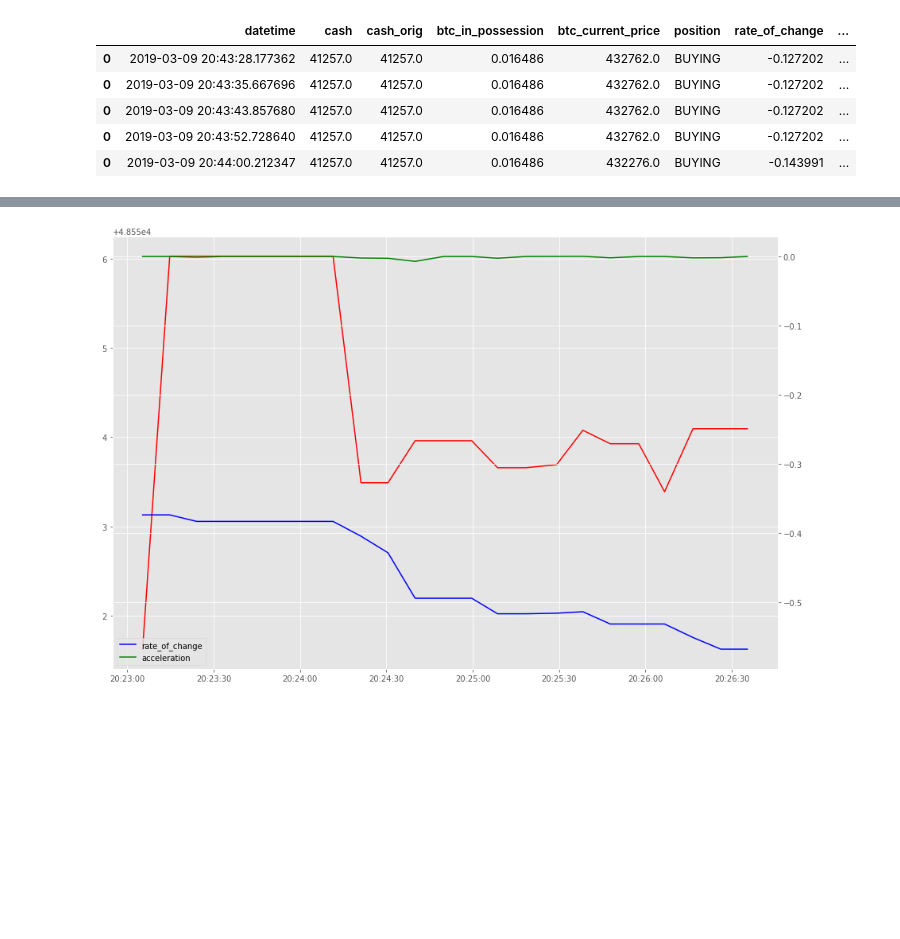
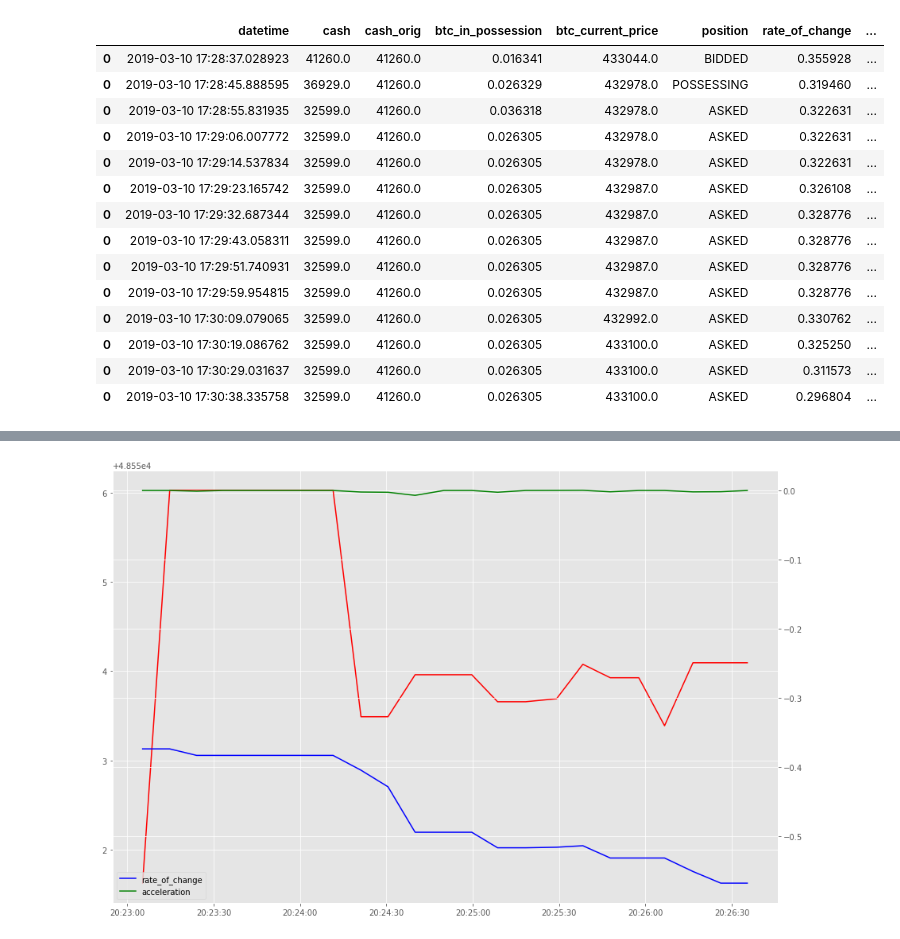
Before and after one commit to soujiro0725/finance-stats, a Jupyter notebook: btc-autotrader-history-2.ipynb, the cells around one changed output, grey strips where cells are left out. Cells and saved outputs as stored; diff of their text form; code cells hidden in the pictures; blank space fills up the shorter version.

```diff
--- a/btc-autotrader-history-2.ipynb
+++ b/btc-autotrader-history-2.ipynb
@@ -13,18 +13,27 @@ import matplotlib.dates as mdates
 #import seaborn as sns
 plt.style.use('ggplot')
 # %%
-pickle_file = '../btc-autotrader/lib/data/log/2019-03-09T20:40:32.117034.pickle'
+pickle_file = '../btc-autotrader/lib/data/log/2019-03-10T17:28:35.071011.pickle'
 # %%
 df = pd.read_pickle(pickle_file)
 # %%
-df.tail()
+df
 # %% [output]
 |  | datetime | cash | cash_orig | btc_in_possession | btc_current_price | position | rate_of_change | ... |
-| 0 | 2019-03-09 20:43:28.177362 | 41257.0 | 41257.0 | 0.016486 | 432762.0 | BUYING | -0.127202 | ... |
-| 0 | 2019-03-09 20:43:35.667696 | 41257.0 | 41257.0 | 0.016486 | 432762.0 | BUYING | -0.127202 | ... |
-| 0 | 2019-03-09 20:43:43.857680 | 41257.0 | 41257.0 | 0.016486 | 432762.0 | BUYING | -0.127202 | ... |
-| 0 | 2019-03-09 20:43:52.728640 | 41257.0 | 41257.0 | 0.016486 | 432762.0 | BUYING | -0.127202 | ... |
-| 0 | 2019-03-09 20:44:00.212347 | 41257.0 | 41257.0 | 0.016486 | 432276.0 | BUYING | -0.143991 | ... |
+| 0 | 2019-03-10 17:28:37.028923 | 41260.0 | 41260.0 | 0.016341 | 433044.0 | BIDDED | 0.355928 | ... |
+| 0 | 2019-03-10 17:28:45.888595 | 36929.0 | 41260.0 | 0.026329 | 432978.0 | POSSESSING | 0.319460 | ... |
+| 0 | 2019-03-10 17:28:55.831935 | 32599.0 | 41260.0 | 0.036318 | 432978.0 | ASKED | 0.322631 | ... |
+| 0 | 2019-03-10 17:29:06.007772 | 32599.0 | 41260.0 | 0.026305 | 432978.0 | ASKED | 0.322631 | ... |
+| 0 | 2019-03-10 17:29:14.537834 | 32599.0 | 41260.0 | 0.026305 | 432978.0 | ASKED | 0.322631 | ... |
+| 0 | 2019-03-10 17:29:23.165742 | 32599.0 | 41260.0 | 0.026305 | 432987.0 | ASKED | 0.326108 | ... |
+| 0 | 2019-03-10 17:29:32.687344 | 32599.0 | 41260.0 | 0.026305 | 432987.0 | ASKED | 0.328776 | ... |
+| 0 | 2019-03-10 17:29:43.058311 | 32599.0 | 41260.0 | 0.026305 | 432987.0 | ASKED | 0.328776 | ... |
+| 0 | 2019-03-10 17:29:51.740931 | 32599.0 | 41260.0 | 0.026305 | 432987.0 | ASKED | 0.328776 | ... |
+| 0 | 2019-03-10 17:29:59.954815 | 32599.0 | 41260.0 | 0.026305 | 432987.0 | ASKED | 0.328776 | ... |
+| 0 | 2019-03-10 17:30:09.079065 | 32599.0 | 41260.0 | 0.026305 | 432992.0 | ASKED | 0.330762 | ... |
+| 0 | 2019-03-10 17:30:19.086762 | 32599.0 | 41260.0 | 0.026305 | 433100.0 | ASKED | 0.325250 | ... |
+| 0 | 2019-03-10 17:30:29.031637 | 32599.0 | 41260.0 | 0.026305 | 433100.0 | ASKED | 0.311573 | ... |
+| 0 | 2019-03-10 17:30:38.335758 | 32599.0 | 41260.0 | 0.026305 | 433100.0 | ASKED | 0.296804 | ... |
 # %%
 fig, ax1 = plt.subplots(figsize=(15,10))
 ax2 = ax1.twinx()
```
Also changed, not shown: parts of 2 cells of this notebook.
